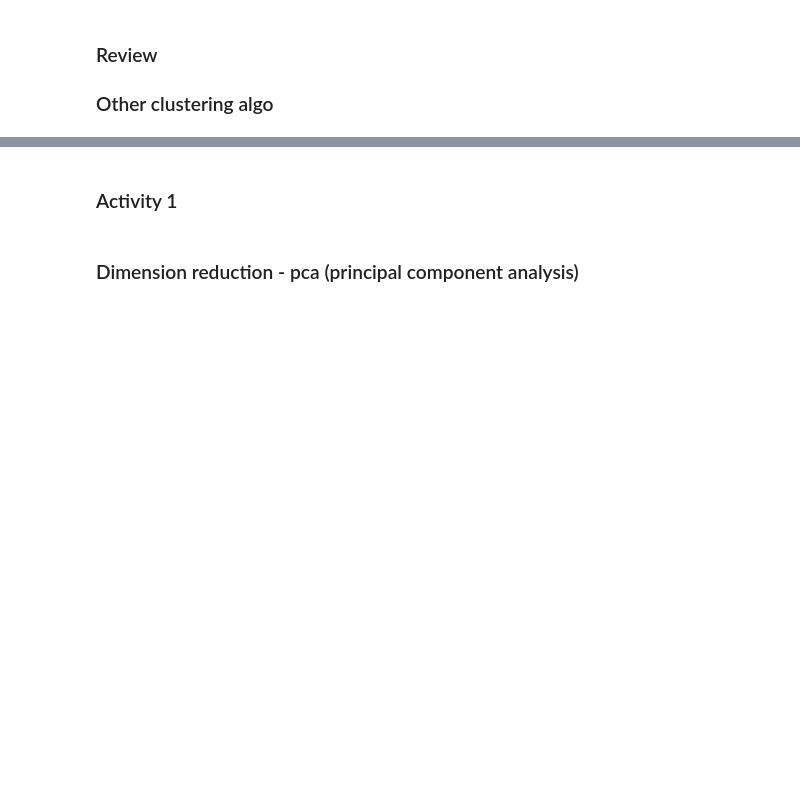
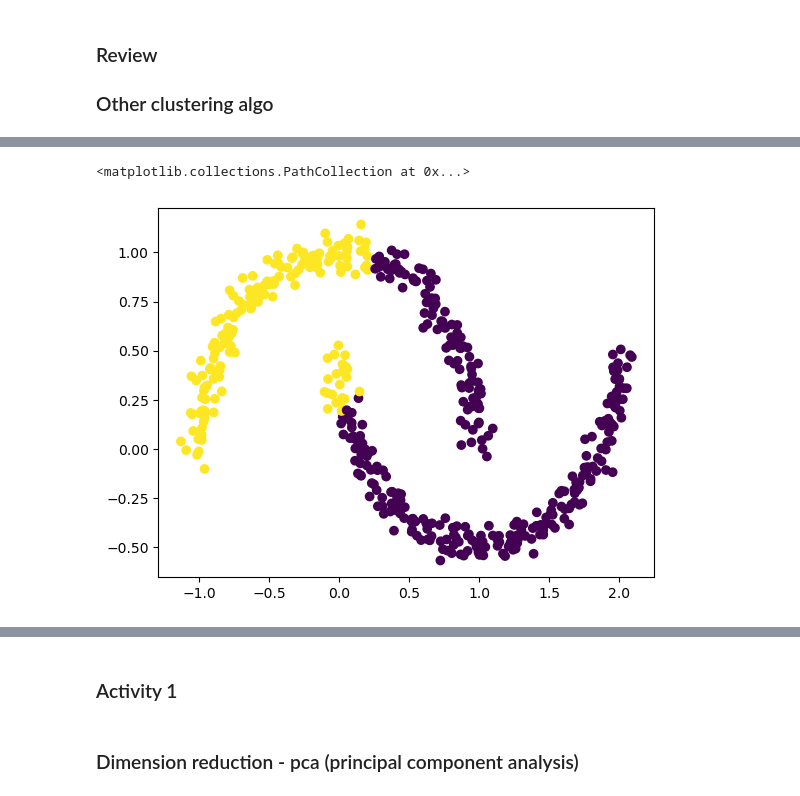
Before and after one commit to softmaxhuanchen/AI-ML, a Jupyter notebook: unsup-learning-part3-live/unsup-part3-live.ipynb, the cells around one changed output, grey strips where cells are left out. Saved outputs shown, nothing was run; the diff lists cells and outputs as text; code cells hidden in the pictures; blank space fills up the shorter version.

```diff
--- a/unsup-learning-part3-live/unsup-part3-live.ipynb
+++ b/unsup-learning-part3-live/unsup-part3-live.ipynb
@@ -15,5 +52,12 @@ from sklearn.cluster import KMeans, AgglomerativeClustering, Birch
 # %%
 # Fit and Predict Birch and Agglomerative models
+birch_model = Birch(n_clusters=2)
+birch_model.fit(X)
+p1= birch_model.predict(X)
 
 
 #Plot
+plt.scatter(X[:,0], X[:,1], c = p1)
+# %% [output]
+<matplotlib.collections.PathCollection at 0x...>
+[figure, added]
```
Also changed, not shown: parts of 6 cells of this notebook, 1 other file.
